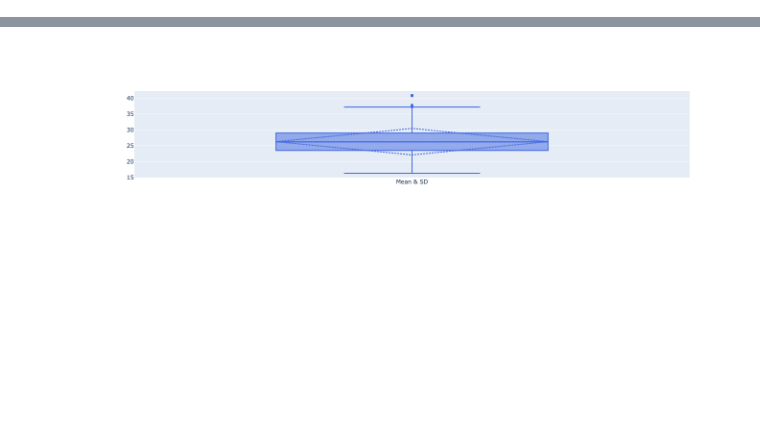
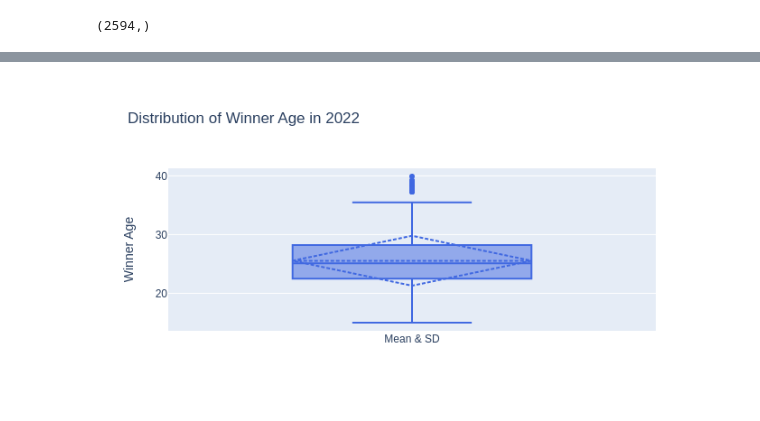
Before and after one commit to hydra324/tennis_wta_visualization, a Jupyter notebook: visualizations.ipynb, the cells around one changed output, grey strips where cells are left out. Drawn from its saved outputs; the diff is of its cells as text; code cells hidden in the pictures; blank space fills up the shorter version.

```diff
--- a/visualizations.ipynb
+++ b/visualizations.ipynb
@@ -2,6 +2,10 @@
 import pandas as pd
 # %%
 df = pd.read_csv('wta_matches_2022.csv')
+# %%
+df['match_num'].shape
+# %% [output]
+(2594,)
 # %%
 import plotly.graph_objects as go
 fig = go.Figure()
@@ -11,6 +15,10 @@ fig.add_trace(go.Box(
     marker_color='royalblue',
     boxmean='sd' # represent mean and standard deviation
 ))
+fig.update_layout(
+    title='Distribution of Winner Age in 2022',
+    yaxis_title='Winner Age'
+)
 fig.show()
 fig.write_image('viz_1.png')
 # %% [output]
@@ -18 +25 @@ fig.write_image('viz_1.png')
-[figure, old version]
+[figure, new version]
```
Also changed, not shown: parts of 55 cells of this notebook, 10 other files.
